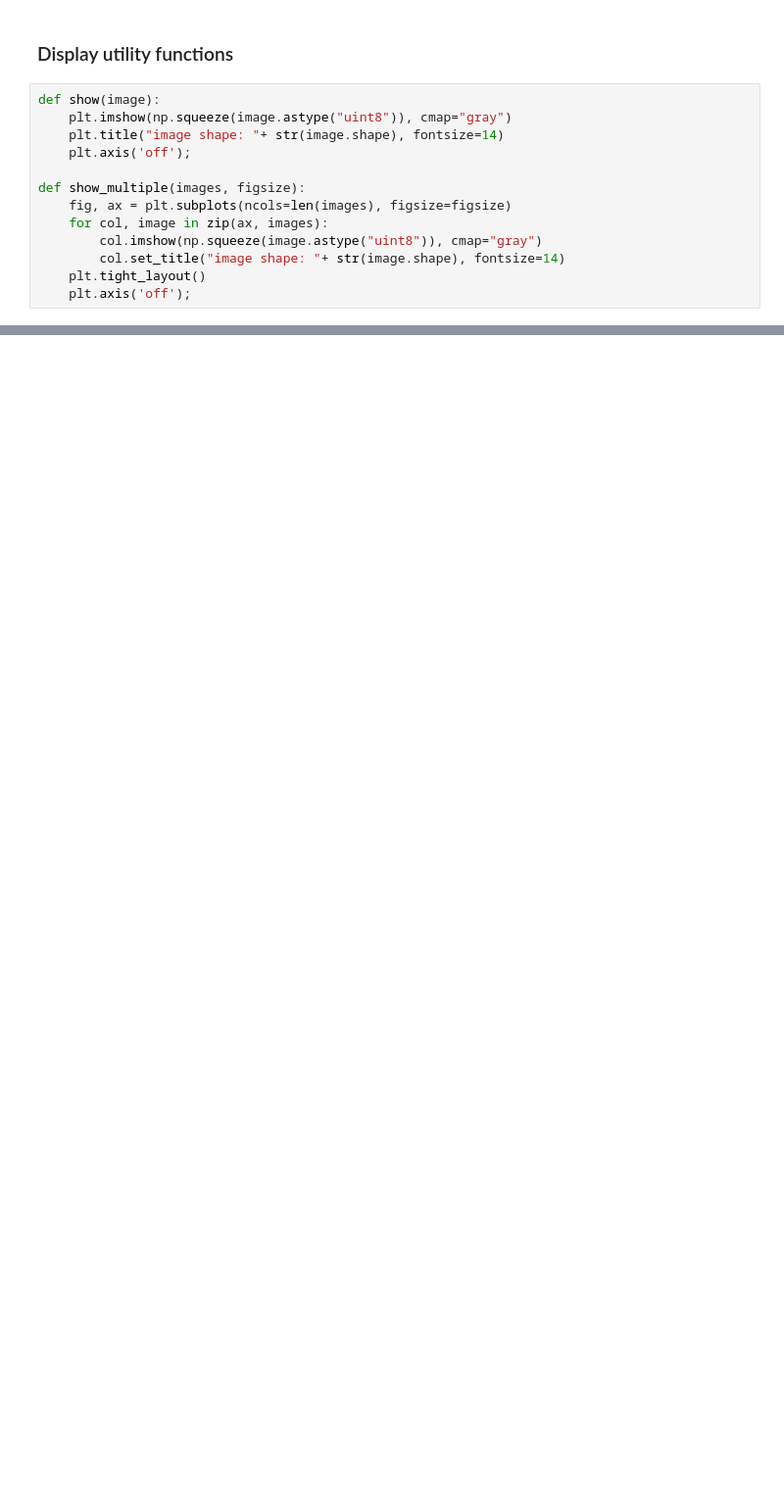
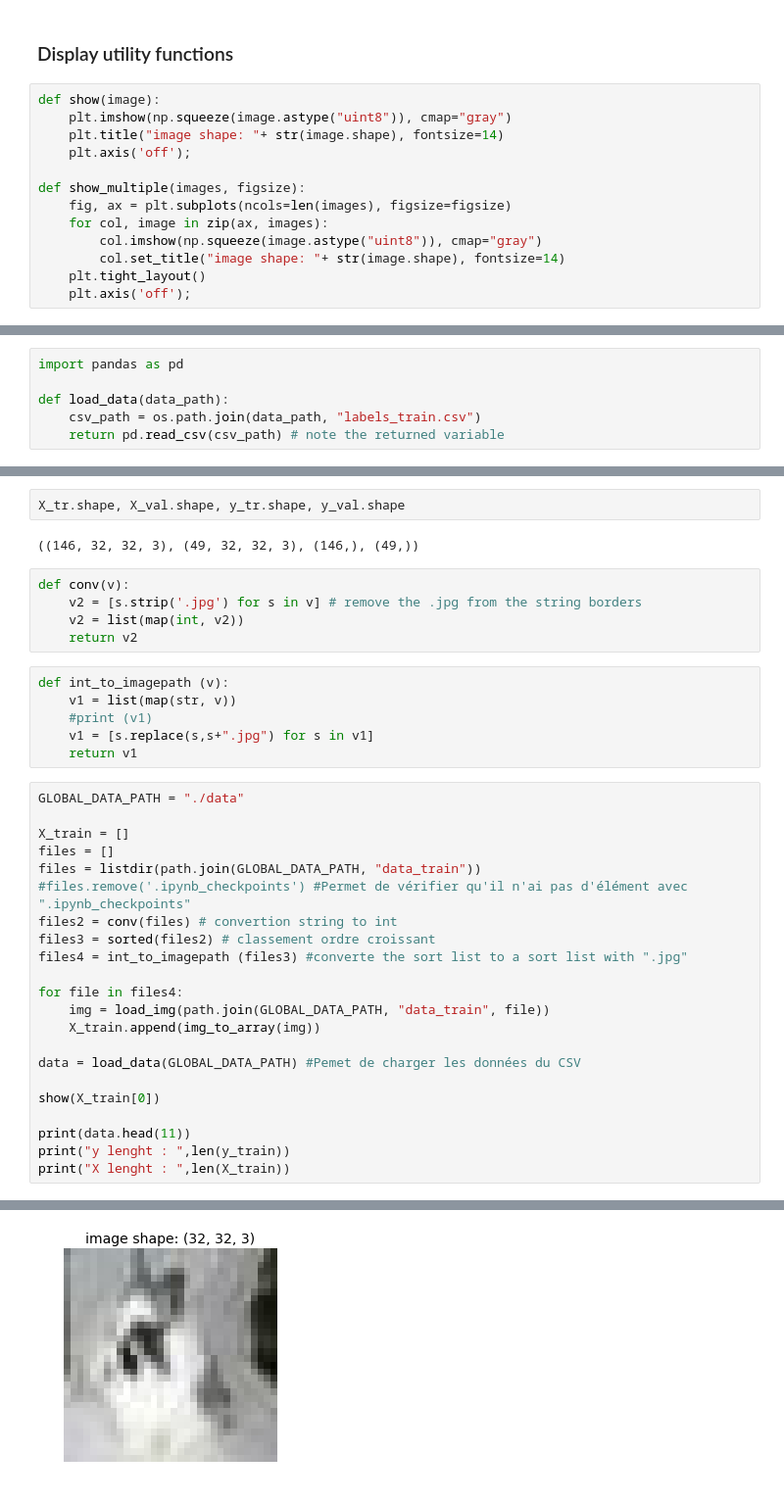
Before and after one commit to JeremyBouhi/DeepLearning, a Jupyter notebook: DeepLearningProject.ipynb, the cells around one changed output, grey strips where cells are left out. Shown at 98% size. Drawn from its saved outputs; the diff is of its cells as text; blank space fills up the shorter version.

Commit message:
img sent to subfolders - easy to get X et y for train and val

```diff
--- a/DeepLearningProject.ipynb
+++ b/DeepLearningProject.ipynb
@@ -46,0 +50,6 @@ show(sample_image)
+# %%
+import pandas as pd
+
+def load_data(data_path):
+    csv_path = os.path.join(data_path, "labels_train.csv")
+    return pd.read_csv(csv_path) # note the returned variable
@@ -46,0 +103,38 @@ show(sample_image)
+# %%
+X_tr.shape, X_val.shape, y_tr.shape, y_val.shape
+# %% [output]
+((146, 32, 32, 3), (49, 32, 32, 3), (146,), (49,))
+# %%
+def conv(v):
+    v2 = [s.strip('.jpg') for s in v] # remove the .jpg from the string borders
+    v2 = list(map(int, v2))
+    return v2
+# %%
+def int_to_imagepath (v):
+    v1 = list(map(str, v))
+    #print (v1)
+    v1 = [s.replace(s,s+".jpg") for s in v1]
+    return v1
+# %%
+GLOBAL_DATA_PATH = "./data"
+
+X_train = []
+files = []
+files = listdir(path.join(GLOBAL_DATA_PATH, "data_train"))
+#files.remove('.ipynb_checkpoints') #Permet de vérifier qu'il n'ai pas d'élément avec ".ipynb_checkpoints"
+files2 = conv(files) # convertion string to int
+files3 = sorted(files2) # classement ordre croissant
+files4 = int_to_imagepath (files3) #converte the sort list to a sort list with ".jpg"
+
+for file in files4:
+    img = load_img(path.join(GLOBAL_DATA_PATH, "data_train", file))
+    X_train.append(img_to_array(img))
+
+data = load_data(GLOBAL_DATA_PATH) #Pemet de charger les données du CSV
+
+show(X_train[0])
+
+print(data.head(11))
+print("y lenght : ",len(y_train))
+print("X lenght : ",len(X_train))
+# %% [output]
@@ -46,0 +155 @@ show(sample_image)
+[figure, added]
```
Also changed, not shown: parts of 21 cells of this notebook.
